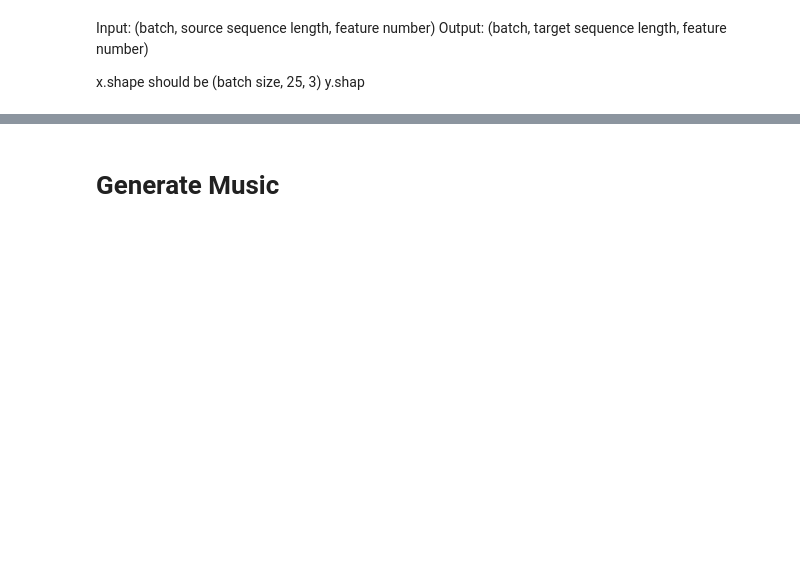
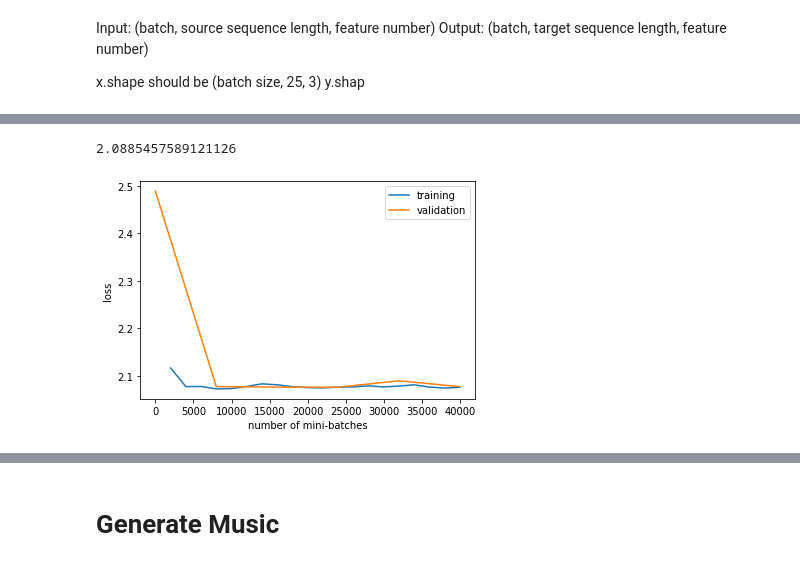
Before and after one commit to jasonjewik/ecec147-project, a Jupyter notebook: LSTM.ipynb, the cells around one changed output, grey strips where cells are left out. Cells and saved outputs as stored; diff of their text form; code cells hidden in the pictures; blank space fills up the shorter version.

```diff
--- a/LSTM.ipynb
+++ b/LSTM.ipynb
@@ -165,8 +240,11 @@ def criterion(preds, true, weights={'ce': 0.2, 'mse': 0.8}):
 # %%
+train_loss_hist = []
+val_loss_hist = []
+
 def train_one_epoch(epoch_index, model, optimizer, verbose=False):
     running_loss = 0.
-    total_loss = 0.
     last_loss = 0.
+    best_val_loss = float('inf')
 
     # Here, we use enumerate(training_loader) instead of
     # iter(training_loader) so that we can track the batch
@@ -182,11 +260,10 @@ def train_one_epoch(epoch_index, model, optimizer, verbose=False):
 
         # Make predictions for this batch
         inputs = torch.permute(inputs, (0, 2, 1)).float()
-        outputs = model(inputs)
+        outputs = model(inputs, labels)
 
         # Compute the loss and its gradients
-        last_output = outputs[:, -1, :].squeeze()
-        loss = criterion(last_output, labels)
+        loss = criterion(outputs, labels)
         loss.backward()
 
         # Adjust learning weights
@@ -194,14 +271,23 @@ def train_one_epoch(epoch_index, model, optimizer, verbose=False):
 
         # Gather data and report
         running_loss += loss.item()
-        if i % 1000 == 999:
-            last_loss = running_loss / 1000 # loss per batch
-            if verbose:
-              print('  batch {} loss: {}'.format(i + 1, last_loss))
-            total_loss += last_loss
-            running_loss = 0.
+        if i % 2000 == 1999:    # print every 2000 mini-batches
+            print(f'[{epoch_index + 1}, {i + 1:5d}] train loss: {running_loss / 2000:.3f}')
+            train_loss_hist.append(running_loss / 2000)
+            running_loss = 0.0
 
-    return total_loss
+        if i % 8000 == 0:  # print every 8000 mini-batches
+            val_loss = evaluate_loss(model, val_dl)
+            val_loss_hist.append(val_loss)
+            print(f'[{epoch_index + 1}, {i + 1:5d}] val loss: {val_loss:.3f}')
+            timestamp = current_time()
+            fname = f'lstm.{timestamp}.{seq_length}.pt'
+            torch.save(model.state_dict(), os.path.join(PATH, fname))
+            print(f'Saved model to {fname}')
+            if val_loss < best_val_loss:
+                print('new best!')
+                best_val_loss = val_loss
+                model_path = fname
 # %%
 # PyTorch LSTM
 
@@ -233,0 +374,16 @@ Epoch: 5  Total loss: 7.493919484625567
+# %%
+evaluate_loss(lstm, test_dl)
+# %% [output]
+2.0885457589121126
+# %%
+train_x = np.arange(2000, 40001, 2000)
+val_x = np.arange(0, 40001, 8000)
+
+plt.xlabel('number of mini-batches')
+plt.ylabel('loss')
+plt.plot(train_x, train_loss_hist, label='training')
+plt.plot(val_x, val_loss_hist, label='validation')
+plt.legend()
+plt.savefig('lstm_32_single.png')
+# %% [output]
+[figure, added]
```
Also changed, not shown: parts of 25 cells of this notebook.
